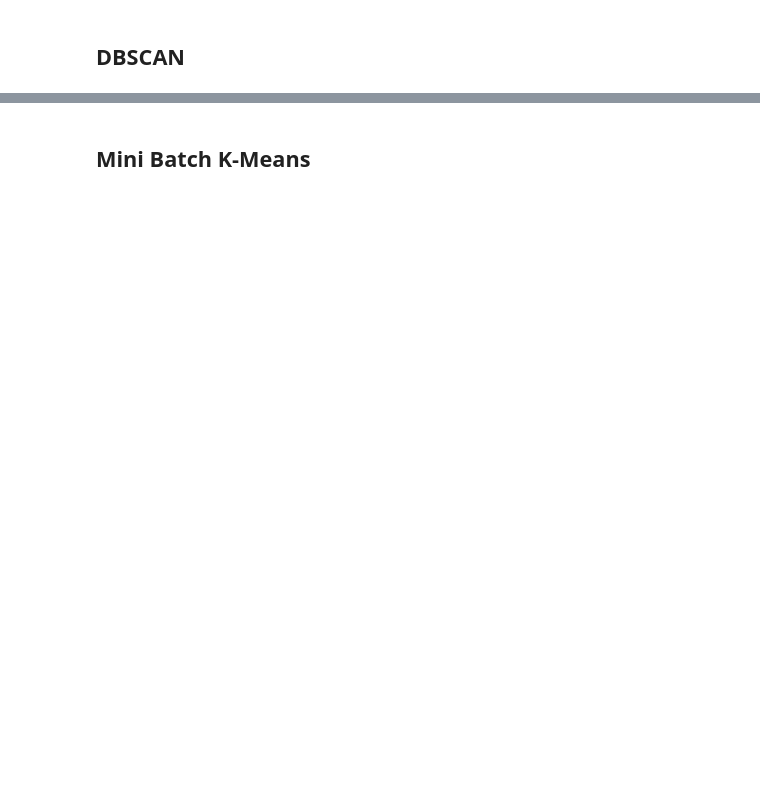
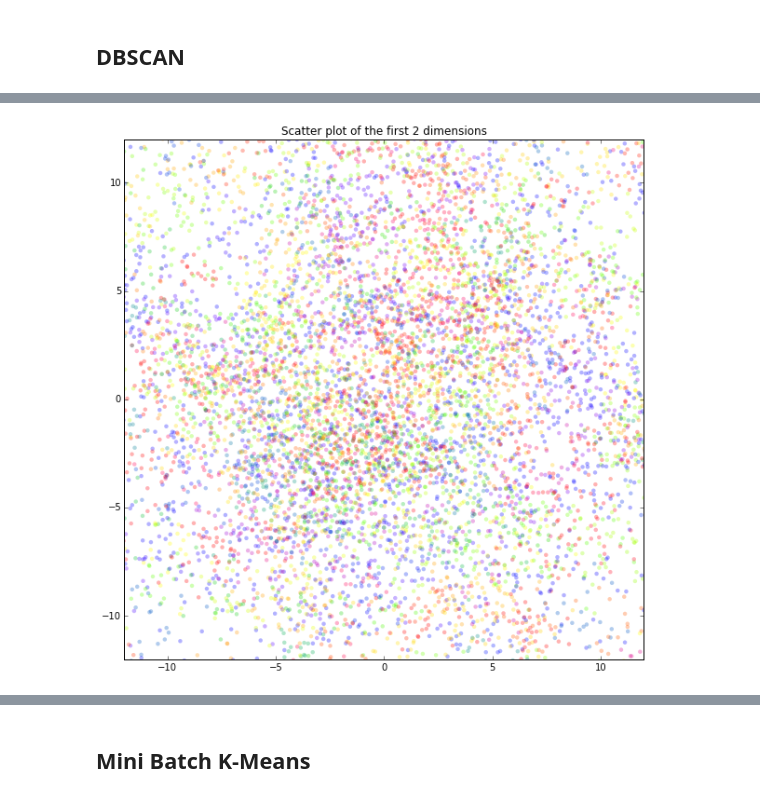
Before and after one commit to ogrisel/notebooks, a Jupyter notebook: sklearn_demos/Large Scale 2D Clustering.ipynb, the cells around one changed output, grey strips where cells are left out. Saved outputs shown, nothing was run; the diff lists cells and outputs as text; code cells hidden in the pictures; blank space fills up the shorter version.

```diff
--- a/sklearn_demos/Large Scale 2D Clustering.ipynb
+++ b/sklearn_demos/Large Scale 2D Clustering.ipynb
@@ -73,0 +90,7 @@ plot_data_with_labels(data, labels)
+# %%
+from sklearn.decomposition import RandomizedPCA
+
+data_pca = RandomizedPCA(n_components=10).fit_transform(data)
+plot_data_with_labels(data_pca, labels)
+# %% [output]
+[figure, added]
```
Also changed, not shown: parts of 18 cells of this notebook, 2 other files.
